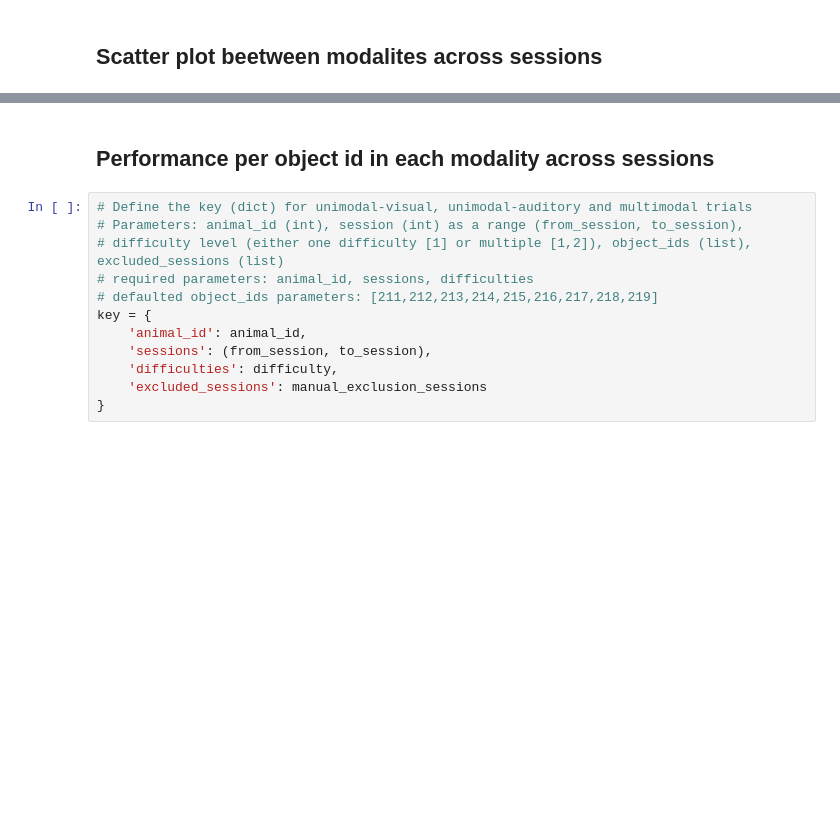
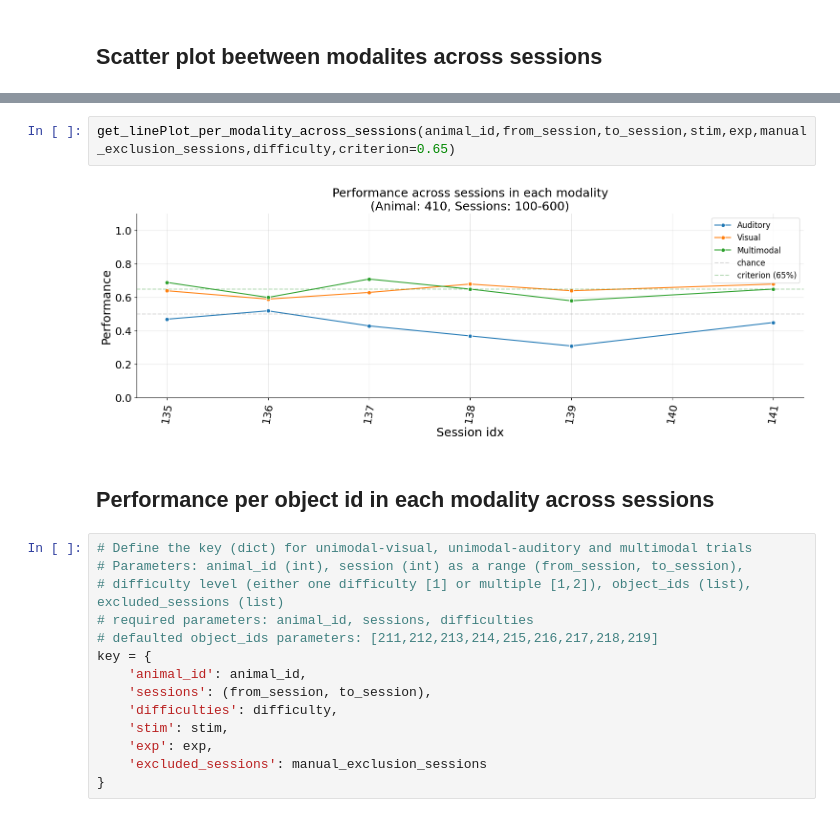
Before and after one commit to GratsakisA/multimodal_analysis, a Jupyter notebook: multimodal_analysis.ipynb, the cells around one changed output, grey strips where cells are left out. Saved outputs shown, nothing was run; the diff lists cells and outputs as text; blank space fills up the shorter version.

```diff
--- a/multimodal_analysis.ipynb
+++ b/multimodal_analysis.ipynb
@@ -92,3 +96,7 @@ Skipped sessions (missing one or more modalities): [100, 101, 102, 105, 107, 108
+# %%
+get_linePlot_per_modality_across_sessions(animal_id,from_session,to_session,stim,exp,manual_exclusion_sessions,difficulty,criterion=0.65)
+# %% [output]
+[figure, added]
 # %% [markdown]
 ## Performance per object id in each modality across sessions
 # %%
@@ -101,6 +109,8 @@ key = {
     'animal_id': animal_id,
     'sessions': (from_session, to_session),
     'difficulties': difficulty,
+    'stim': stim,
+    'exp': exp,
     'excluded_sessions': manual_exclusion_sessions
 }
 # %%
```
Also changed, not shown: parts of 5 cells of this notebook, 1 other file.
